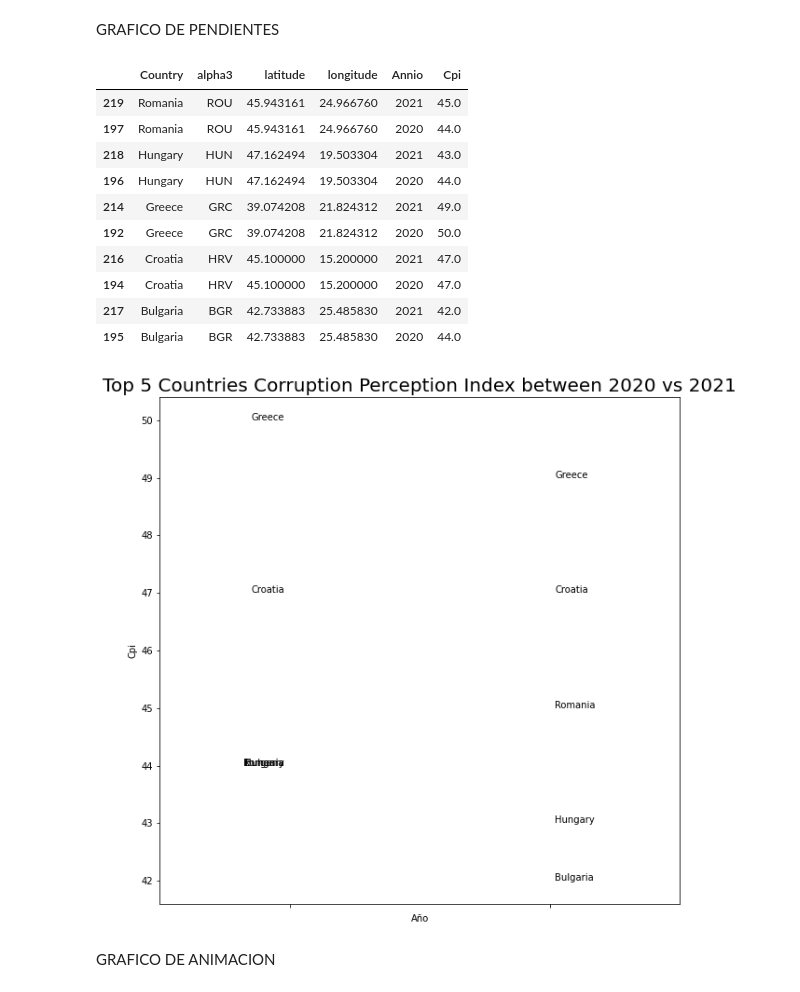
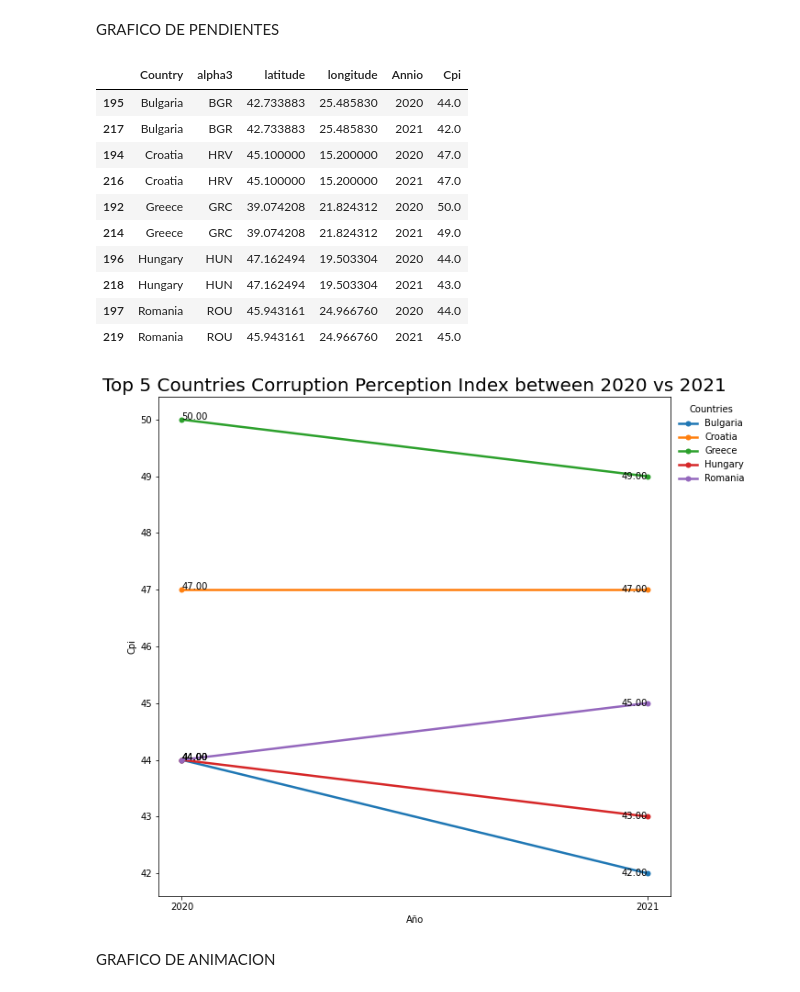
Before and after one commit to fduartej/data_visualization_python, a Jupyter notebook: notebook/CorrupcionPercepcionIndex.ipynb, the cells around one changed output. Saved outputs shown, nothing was run; the diff lists cells and outputs as text; code cells hidden in the pictures.

```diff
--- a/notebook/CorrupcionPercepcionIndex.ipynb
+++ b/notebook/CorrupcionPercepcionIndex.ipynb
@@ -345,7 +345,7 @@ newCpiEuropa = cpiEuropa.melt(id_vars=["Country","alpha3","latitude","longitude"
 
 
 
-newCpiEuropa = newCpiEuropa.sort_values(by=['Country', 'Annio'], ascending=False)
+newCpiEuropa = newCpiEuropa.sort_values(by=['Country', 'Annio'], ascending=True)
 newCpiUEFilter = newCpiEuropa.loc[(newCpiEuropa["Annio"]=="2020") | (newCpiEuropa["Annio"]=="2021")]
 newCpiUEFilter = newCpiUEFilter[(newCpiUEFilter.Country == 'Hungary') | (newCpiUEFilter.Country =='Romania') | (newCpiUEFilter.Country =='Croatia') |
      (newCpiUEFilter.Country =='Bulgaria') | (newCpiUEFilter.Country =='Greece')
@@ -353,39 +353,43 @@ newCpiUEFilter = newCpiUEFilter[(newCpiUEFilter.Country == 'Hungary') | (newCpiU
 newCpiUEFilter
 # %% [output]
 |  | Country | alpha3 | latitude | longitude | Annio | Cpi |
+| 195 | Bulgaria | BGR | 42.733883 | 25.485830 | 2020 | 44.0 |
+| 217 | Bulgaria | BGR | 42.733883 | 25.485830 | 2021 | 42.0 |
+| 194 | Croatia | HRV | 45.100000 | 15.200000 | 2020 | 47.0 |
+| 216 | Croatia | HRV | 45.100000 | 15.200000 | 2021 | 47.0 |
+| 192 | Greece | GRC | 39.074208 | 21.824312 | 2020 | 50.0 |
+| 214 | Greece | GRC | 39.074208 | 21.824312 | 2021 | 49.0 |
+| 196 | Hungary | HUN | 47.162494 | 19.503304 | 2020 | 44.0 |
+| 218 | Hungary | HUN | 47.162494 | 19.503304 | 2021 | 43.0 |
+| 197 | Romania | ROU | 45.943161 | 24.966760 | 2020 | 44.0 |
 | 219 | Romania | ROU | 45.943161 | 24.966760 | 2021 | 45.0 |
-| 197 | Romania | ROU | 45.943161 | 24.966760 | 2020 | 44.0 |
-| 218 | Hungary | HUN | 47.162494 | 19.503304 | 2021 | 43.0 |
-| 196 | Hungary | HUN | 47.162494 | 19.503304 | 2020 | 44.0 |
-| 214 | Greece | GRC | 39.074208 | 21.824312 | 2021 | 49.0 |
-| 192 | Greece | GRC | 39.074208 | 21.824312 | 2020 | 50.0 |
-| 216 | Croatia | HRV | 45.100000 | 15.200000 | 2021 | 47.0 |
-| 194 | Croatia | HRV | 45.100000 | 15.200000 | 2020 | 47.0 |
-| 217 | Bulgaria | BGR | 42.733883 | 25.485830 | 2021 | 42.0 |
-| 195 | Bulgaria | BGR | 42.733883 | 25.485830 | 2020 | 44.0 |
 # %%
 fig, ax = plt.subplots(1, figsize=(10,10))
 
 countries = newCpiUEFilter.Country.unique()
 colors = ['#769465', '#69BDE0', '#E06D5E', '#2F7694', '#94E069']
 
 
 for i, v in enumerate(countries):
     temp = newCpiUEFilter[newCpiUEFilter['Country'] == v]
-    plt.plot(temp.Annio, temp.Cpi, color=colors[i],lw=2.5,marker='o', markersize=5)
-    plt.text(int(temp.Annio.values[0])+0.02, temp.Cpi.values[0], v)
-    plt.text(int(temp.Annio.values[1])-0.02, temp.Cpi.values[1], v, ha='right')
+    plt.plot(temp.Annio, temp.Cpi, lw=2.5,marker='o', markersize=5)
+    plt.text(temp.Annio.values[0], temp.Cpi.values[0], '{:,.2f}'.format(temp.Cpi.values[0]))
+    plt.text(temp.Annio.values[1], temp.Cpi.values[1], '{:,.2f}'.format(temp.Cpi.values[1]), va='center', ha='right')
+
+
 
 plt.title('Top 5 Countries Corruption Perception Index between 2020 vs 2021',fontsize=20)
 plt.xlabel("Año")
 plt.ylabel("Cpi")
 
-plt.xlim(2019.5,2021.5)
-plt.xticks([2020, 2021])
+leg = plt.legend(countries, loc='upper left', frameon=False)
+
+leg.set_bbox_to_anchor((1,1))
+leg.set_title("Countries")
 
 plt.show()
 # %% [output]
-[figure, old version]
+[figure, new version]
 # %% [markdown]
 GRAFICO DE ANIMACION
 # %%
```
Also changed, not shown: parts of 6 cells of this notebook.
